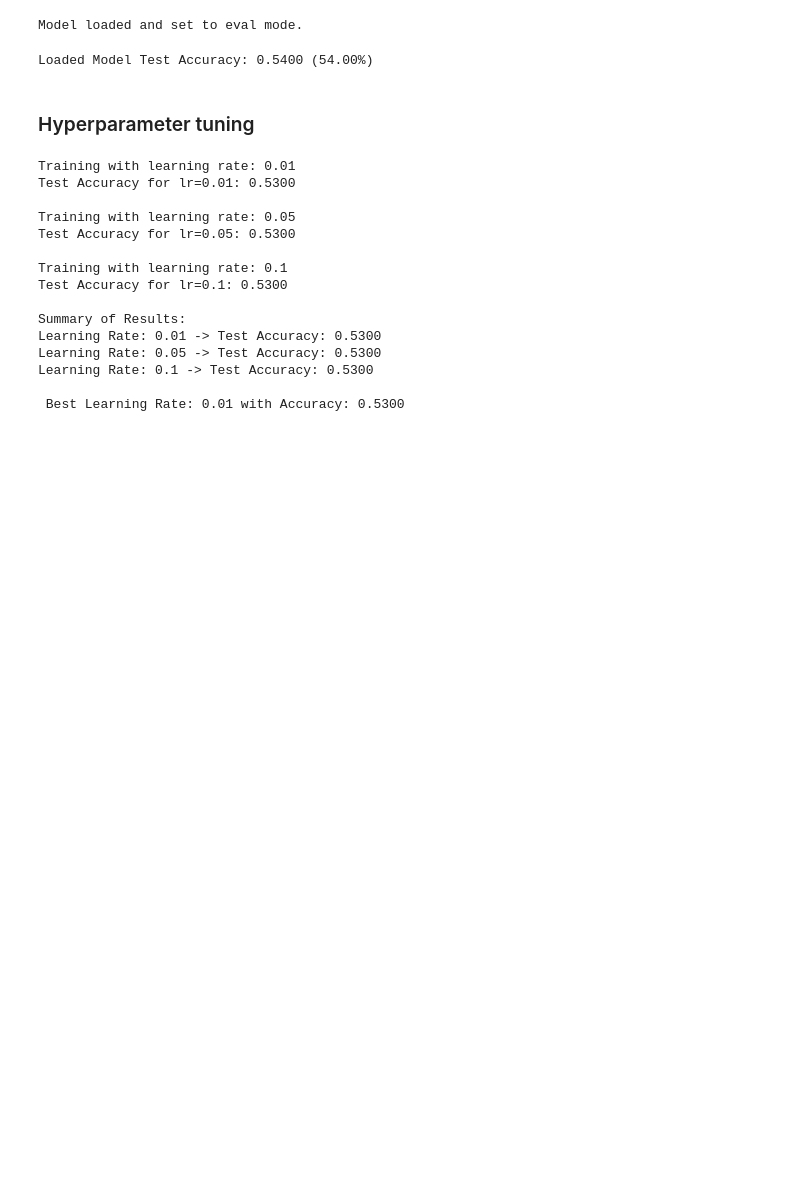
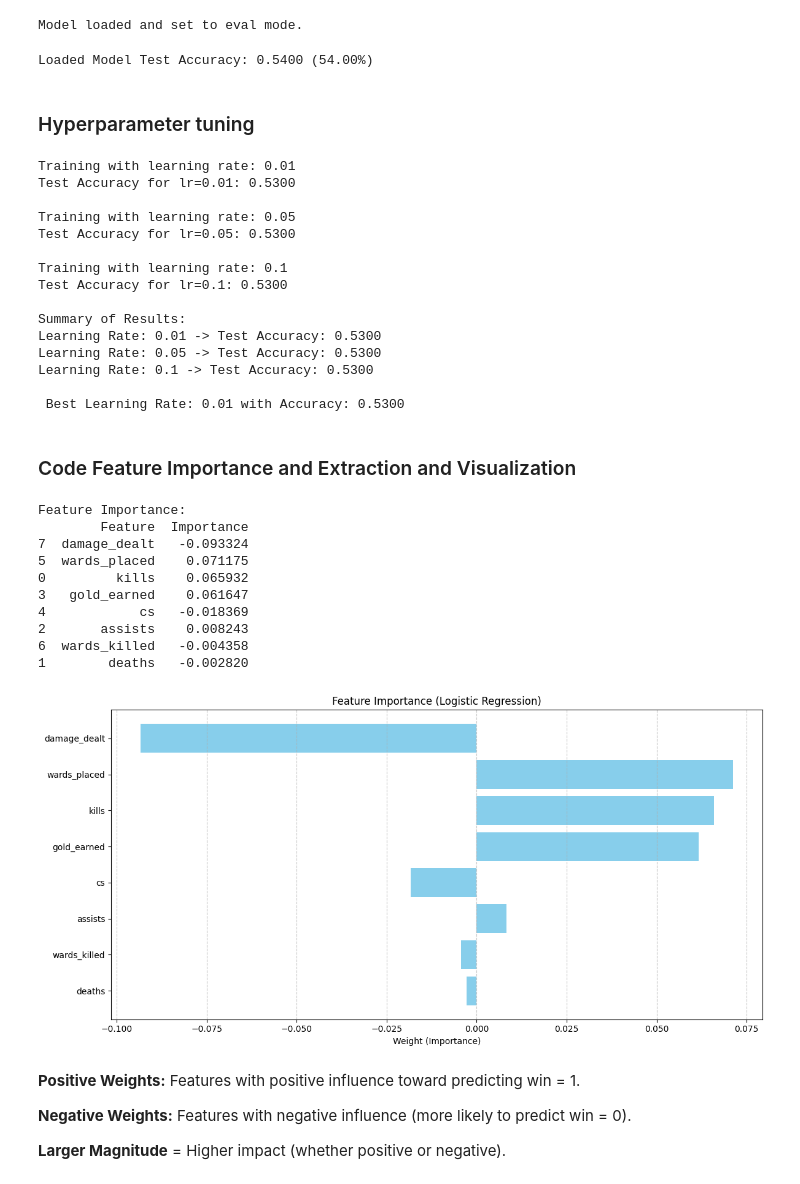
Before and after one commit to AjBorbzz/DataScience_AI_ML, a Jupyter notebook: PyTorch/IBM_Pytorch/project/league_of_legends_pytorch.ipynb, the cells around one changed output. Cells and saved outputs as stored; diff of their text form; code cells hidden in the pictures; blank space fills up the shorter version.

Commit message:
Added feature importance

```diff
--- a/PyTorch/IBM_Pytorch/project/league_of_legends_pytorch.ipynb
+++ b/PyTorch/IBM_Pytorch/project/league_of_legends_pytorch.ipynb
@@ -452,3 +452,55 @@ Learning Rate: 0.05 -> Test Accuracy: 0.5300
 Learning Rate: 0.1 -> Test Accuracy: 0.5300
 
  Best Learning Rate: 0.01 with Accuracy: 0.5300
+# %% [markdown]
+### Code Feature Importance and Extraction and Visualization
+# %%
+import numpy as np
+import pandas as pd
+import matplotlib.pyplot as plt
+
+
+weights = model.linear.weight.data.numpy().flatten()
+features = X.columns
+
+
+feature_importance = pd.DataFrame({
+    'Feature': features,
+    'Importance': weights
+})
+
+
+feature_importance['Abs_Importance'] = feature_importance['Importance'].abs()
+feature_importance = feature_importance.sort_values(by='Abs_Importance', ascending=False)
+
+
+print("\nFeature Importance:")
+print(feature_importance[['Feature', 'Importance']])
+
+
+plt.figure(figsize=(12, 6))
+plt.barh(feature_importance['Feature'], feature_importance['Importance'], color='skyblue')
+plt.xlabel('Weight (Importance)')
+plt.title('Feature Importance (Logistic Regression)')
+plt.gca().invert_yaxis()  # Highest importance at the top
+plt.grid(axis='x', linestyle='--', alpha=0.7)
+plt.tight_layout()
+plt.show()
+# %% [output]
+Feature Importance:
+        Feature  Importance
+7  damage_dealt   -0.093324
+5  wards_placed    0.071175
+0         kills    0.065932
+3   gold_earned    0.061647
+4            cs   -0.018369
+2       assists    0.008243
+6  wards_killed   -0.004358
+1        deaths   -0.002820
+[figure, added]
+# %% [markdown]
+**Positive Weights:** Features with positive influence toward predicting win = 1.
+
+**Negative Weights:** Features with negative influence (more likely to predict win = 0).
+
+**Larger Magnitude** = Higher impact (whether positive or negative).
```
